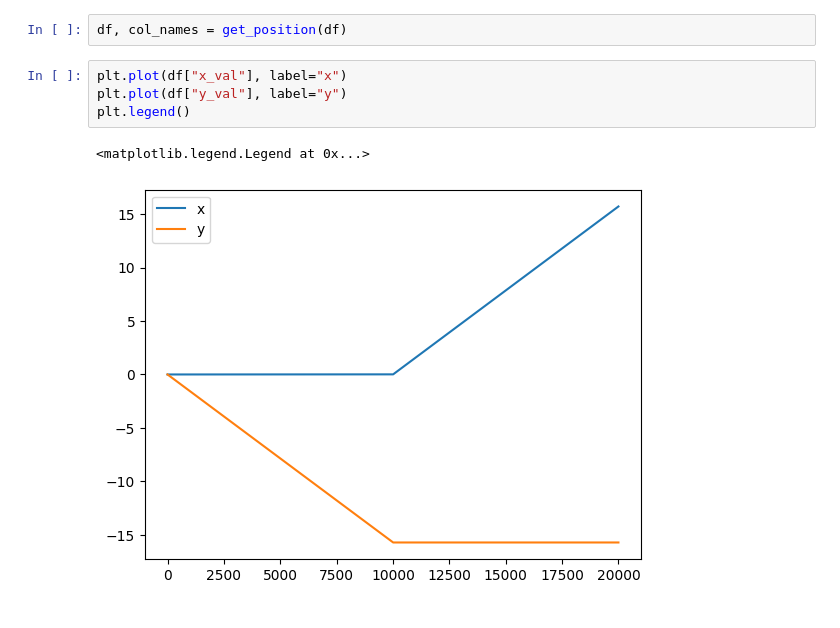
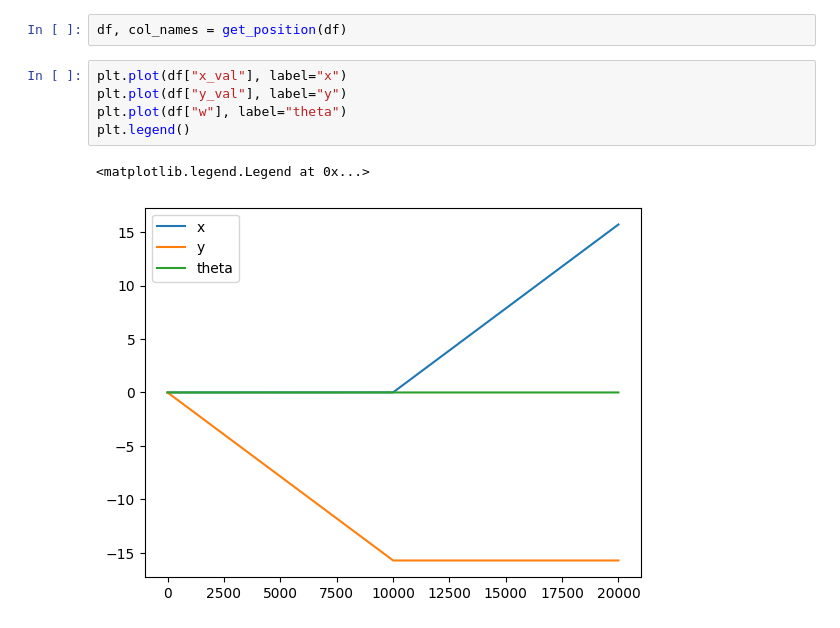
Before and after one commit to SujithChristopher/armbo_preliminary_work, a Jupyter notebook: simulation/ipy_notebooks/omniwheel_sim.ipynb, the cells around one changed output. Cells and saved outputs as stored; diff of their text form.

```diff
--- a/simulation/ipy_notebooks/omniwheel_sim.ipynb
+++ b/simulation/ipy_notebooks/omniwheel_sim.ipynb
@@ -73,7 +73,8 @@ df, col_names = get_position(df)
 # %%
 plt.plot(df["x_val"], label="x")
 plt.plot(df["y_val"], label="y")
+plt.plot(df["w"], label="theta")
 plt.legend()
 # %% [output]
 <matplotlib.legend.Legend at 0x...>
-[figure, old version]
+[figure, new version]
```
Also changed, not shown: parts of 2 cells of this notebook.
